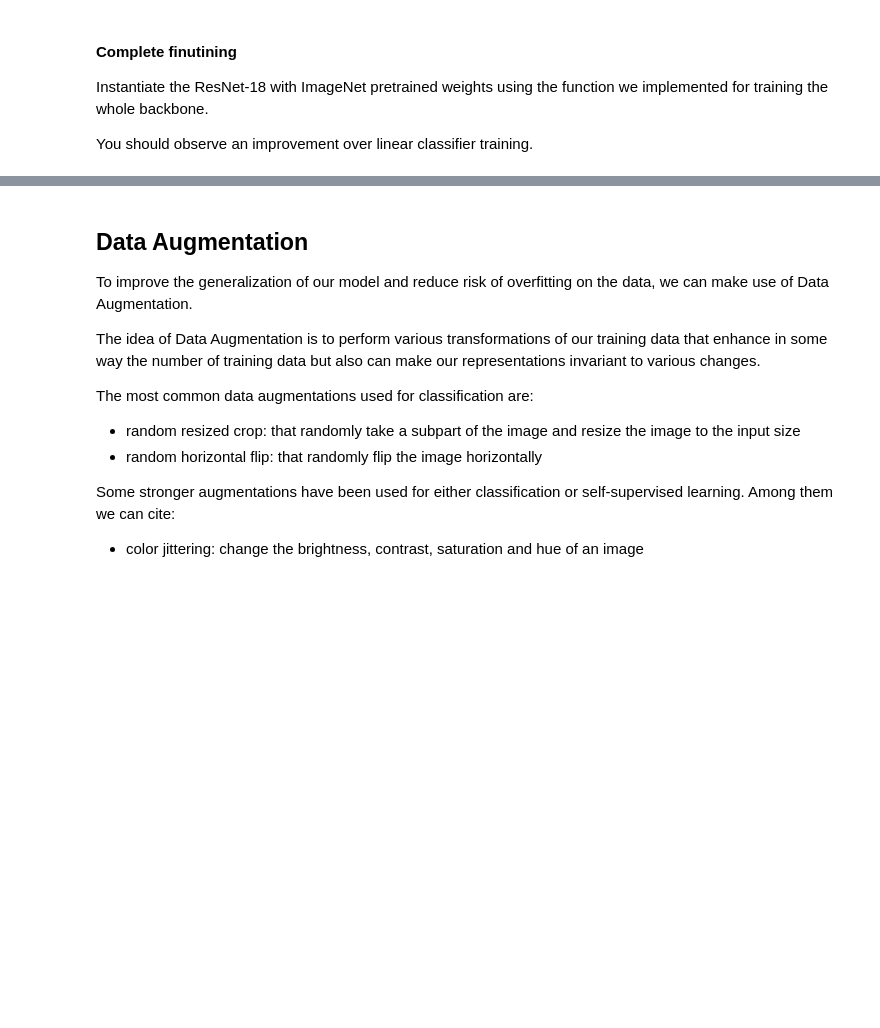
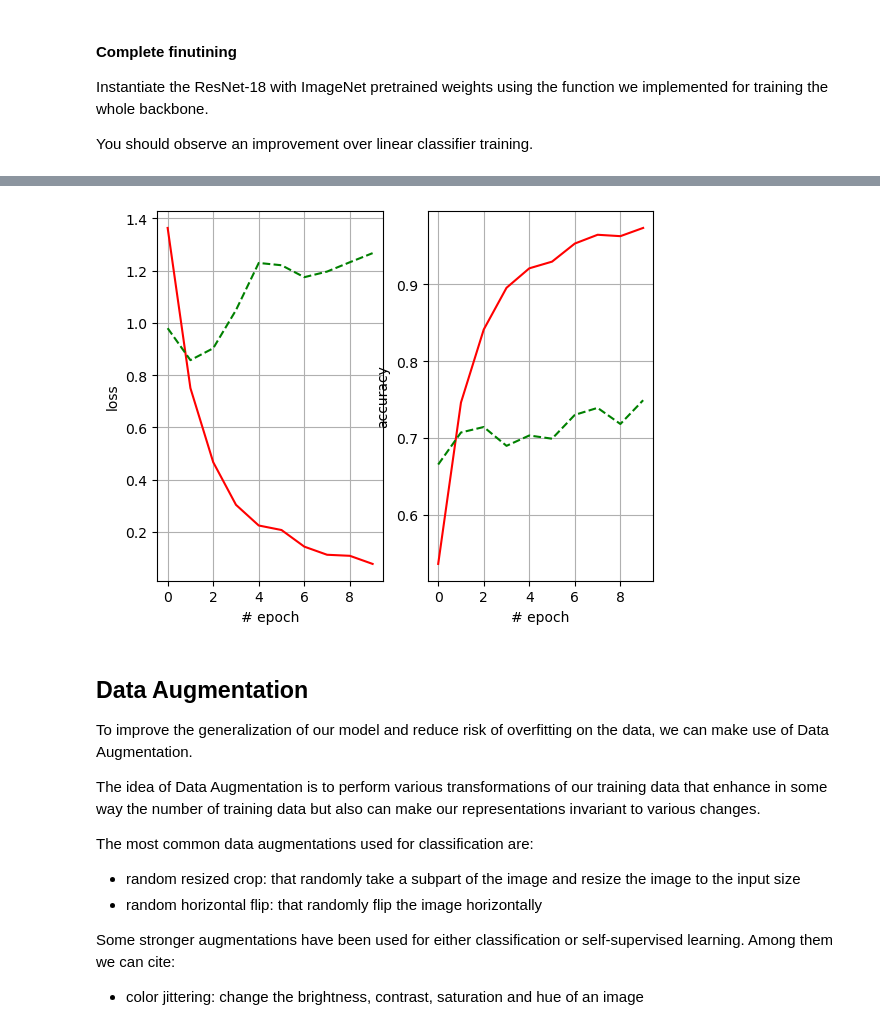
Before and after one commit to Lorenc1o/BDMA_Notes, a Jupyter notebook: Paris-Saclay/Machine-Learning/Labs/L3/DL_practical_2.ipynb, the cells around one changed output, grey strips where cells are left out. Cells and saved outputs as stored; diff of their text form; code cells hidden in the pictures; blank space fills up the shorter version.

```diff
--- a/Paris-Saclay/Machine-Learning/Labs/L3/DL_practical_2.ipynb
+++ b/Paris-Saclay/Machine-Learning/Labs/L3/DL_practical_2.ipynb
@@ -585,7 +661,7 @@ nb_epoch = 10
 
 # --- START CODE HERE (17)
 # Instantiate the pretrained resnet18 with the whole backbone trained.
-model =
+model = get_resnet18(True, 10, False)
 # --- END CODE HERE
 
 optimizer = SGD(model.parameters(), lr=0.01, momentum=0.9)
@@ -595,3 +671,4 @@ train_loss_epoch, train_accuracy_epoch, test_loss_epoch, test_accuracy_epoch = \
   training_loop(model, loss_fn, optimizer, train_dataloader, test_dataloader, nb_epoch)
 
 display_losses_and_accuracies(train_loss_epoch, test_loss_epoch, train_accuracy_epoch, test_accuracy_epoch)
+# %% [output]
@@ -598,3 +686,4 @@ display_losses_and_accuracies(train_loss_epoch, test_loss_epoch, train_accuracy_
+[figure, added]
 # %% [markdown]
 ## Data Augmentation
 
```
Also changed, not shown: parts of 13 cells of this notebook, 2 other files.
